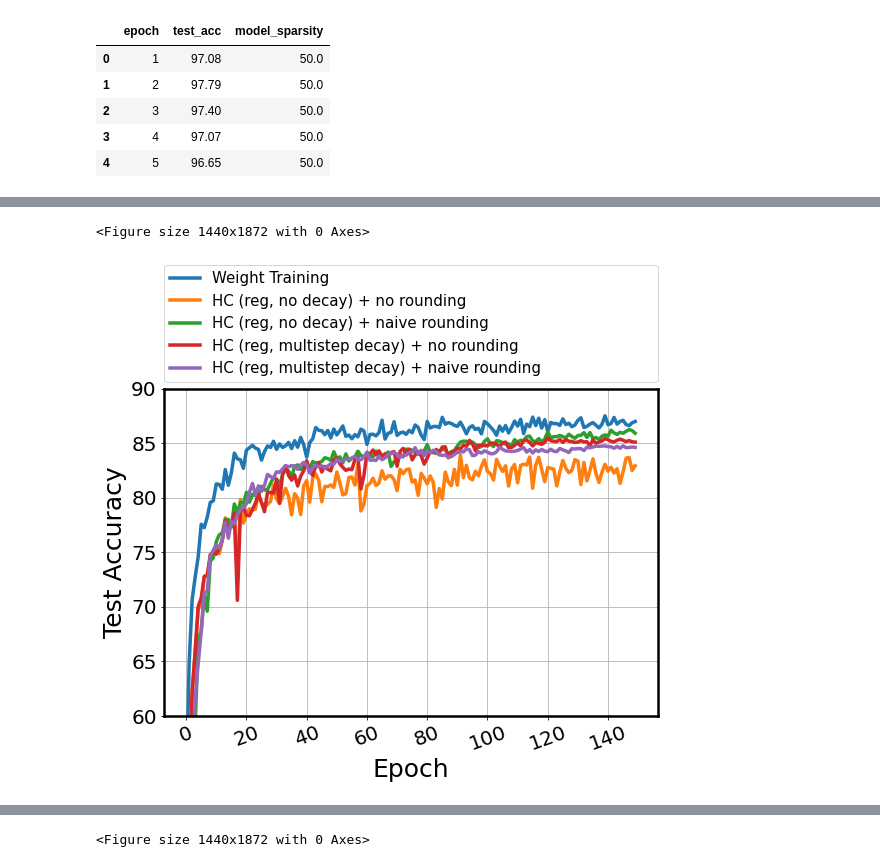
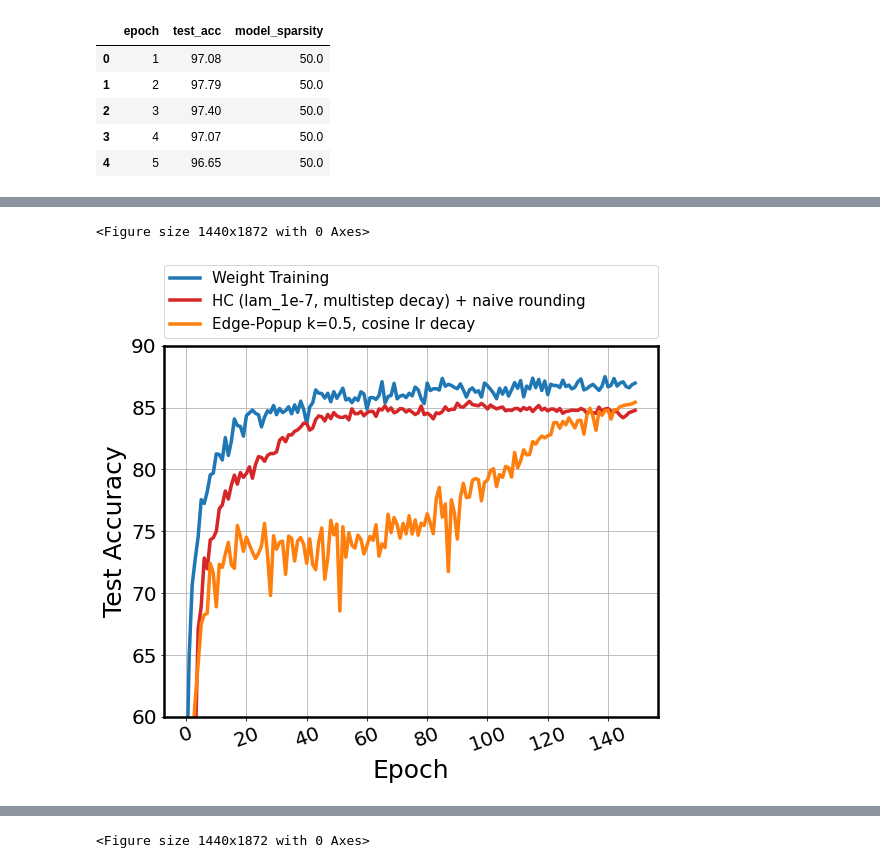
Before and after one commit to ksreenivasan/pruning_is_enough, a Jupyter notebook: plotting_things.ipynb, the cells around one changed output, grey strips where cells are left out. Saved outputs shown, nothing was run; the diff lists cells and outputs as text; code cells hidden in the pictures.

```diff
--- a/plotting_things.ipynb
+++ b/plotting_things.ipynb
@@ -251,18 +271,24 @@ df_weight_train = pd.read_csv("results/results_acc_weight_training_CIFAR10_train
 df_weight_train.columns = ["epoch", "test_acc", "sparsity"]
 #df_ep = pd.read_csv("results/results_acc_pruning_CIFAR10_ep_sgd.csv")
 #df_ep2 = pd.read_csv("results/results_acc_pruning_CIFAR10_ep_sgd_105.csv")
-#df_ep3 = pd.read_csv("results_arxiv/results_acc_pruning_CIFAR10_ep_85_43.csv")
+df_ep3 = pd.read_csv("results_arxiv/results_acc_pruning_CIFAR10_ep_85_43.csv")
 #df_hc = pd.read_csv("results/results_acc_pruning_CIFAR10_hc.csv")
 #df_hc = pd.read_csv("results_arxiv/results_acc_pruning_CIFAR10_hc_85_88.csv")
 #df_hc_reg = pd.read_csv("results_arxiv/results_acc_pruning_CIFAR10_hc_reg_85_97.csv")
 df_hc_reg = pd.read_csv("results_arxiv/results_acc_pruning_CIFAR10_hc_reg_adam_no_decay.csv")
-df_hc_reg_multistep = pd.read_csv("results_arxiv/results_acc_pruning_CIFAR10_hc_reg_adam_multistep_decay_0.01_30_0.5.csv")
 #df_hc_reg_multistep = pd.read_csv("results_arxiv/results_acc_pruning_CIFAR10_hc_reg_adam_multistep_decay_0.01_50_0.1.csv")
 
 
 #df_hc_prob = pd.read_csv("results_arxiv/results_acc_pruning_CIFAR10_hc_noreg_adam.csv")
 #df_hc_prob_reg = pd.read_csv("results_arxiv/results_acc_pruning_CIFAR10_hc_reg_adam.csv")
 
+root = "plots_and_results_arxiv/"
+filename = "/acc_and_sparsity.csv"
+df_hc_multistep_lam_0 = pd.read_csv(root + "histogram_and_csv_pruning_CIFAR10_hc_None_0.001_adam_multistep_lr_0.01_0.5_30_seed_42" + filename)
+#df_hc_multistep_lam_1e6 = pd.read_csv("results_arxiv/results_acc_pruning_CIFAR10_hc_reg_adam_multistep_decay_0.01_30_0.5_0.00001.csv")
+df_hc_multistep_lam_1e6 = pd.read_csv(root + "histogram_and_csv_pruning_CIFAR10_hc_var_red_1_1e-06_adam_multistep_lr_0.01_0.5_30_seed_42" + filename)
+df_hc_multistep_lam_1e7 = pd.read_csv(root + "histogram_and_csv_pruning_CIFAR10_hc_var_red_1_1e-07_adam_multistep_lr_0.01_0.5_30_seed_42" + filename)
+df_hc_multistep_lam_1e9 = pd.read_csv(root + "histogram_and_csv_pruning_CIFAR10_hc_var_red_1_1e-09_adam_multistep_lr_0.01_0.5_30_seed_42" + filename)
 
 
 
@@ -270,8 +296,9 @@ df_hc_reg_multistep = pd.read_csv("results_arxiv/results_acc_pruning_CIFAR10_hc_
 
 #df_list = [df_weight_train, df_ep, df_ep2, df_hc]
 #df_list = [df_weight_train, df_ep3, df_hc, df_hc_reg, df_hc_prob, df_hc_prob_reg]
-df_list = [df_weight_train, df_hc_reg, df_hc_reg_multistep]
+#df_list = [df_weight_train, df_hc_reg, df_hc_reg_multistep]
 
+df_list = [df_weight_train, df_ep3, df_hc_multistep_lam_0, df_hc_multistep_lam_1e6, df_hc_multistep_lam_1e7, df_hc_multistep_lam_1e9]
 
 
 df_ep.head() # just to make sure it looks fine
@@ -325,76 +352,54 @@ ax = plt.subplot(111)
 observation_window = 500
 
 # test acc
-df_weight_train[:observation_window].plot(x='epoch', y='test_acc_smooth', linestyle='-',
+df_weight_train[:observation_window].plot(x='epoch', y='test_acc', linestyle='-',
                               ax=ax, linewidth=3.5, color="C0", markersize=20, markevery=1,
                               label=r"Weight Training")
 
-df_hc_reg[:observation_window].plot(x='epoch', y='test_acc_before_rounding', linestyle='-',
-                              ax=ax, linewidth=3.5, color="C1", markersize=20, markevery=1,
-                              label=r"HC (reg, no decay) + no rounding")
+# df_hc_reg[:observation_window].plot(x='epoch', y='test_acc_before_rounding', linestyle='-',
+#                               ax=ax, linewidth=3.5, color="C1", markersize=20, markevery=1,
+#                               label=r"HC (reg, no decay) + no rounding")
 
-df_hc_reg[:observation_window].plot(x='epoch', y='test_acc_smooth', linestyle='-',
-                              ax=ax, linewidth=3.5, color="C2", markersize=20, markevery=1,
-                              label=r"HC (reg, no decay) + naive rounding")
+# df_hc_reg[:observation_window].plot(x='epoch', y='test_acc_smooth', linestyle='-',
+#                               ax=ax, linewidth=3.5, color="C2", markersize=20, markevery=1,
+#                               label=r"HC (reg, no decay) + naive rounding")
 
-df_hc_reg_multistep[:observation_window].plot(x='epoch', y='test_acc_before_rounding', linestyle='-',
+# df_hc_reg_multistep[:observation_window].plot(x='epoch', y='test_acc_before_rounding', linestyle='-',
+#                               ax=ax, linewidth=3.5, color="C3", markersize=20, markevery=1,
+#                               label=r"HC (reg, multistep decay) + no rounding")
+
+# df_hc_reg_multistep[:observation_window].plot(x='epoch', y='test_acc_smooth', linestyle='-',
+#                               ax=ax, linewidth=3.5, color="C4", markersize=20, markevery=1,
+#                               label=r"HC (reg, multistep decay) + naive rounding")
+
+
+df_hc_multistep_lam_1e7[:observation_window].plot(x='epoch', y='test_acc', linestyle='-',
                               ax=ax, linewidth=3.5, color="C3", markersize=20, markevery=1,
-                              label=r"HC (reg, multistep decay) + no rounding")
-
-df_hc_reg_multistep[:observation_window].plot(x='epoch', y='test_acc_smooth', linestyle='-',
-                              ax=ax, linewidth=3.5, color="C4", markersize=20, markevery=1,
-                              label=r"HC (reg, multistep decay) + naive rounding")
+                              label=r"HC (lam_1e-7, multistep decay) + naive rounding")
 
 
 
-# df_hc[:observation_window].plot(x='epoch', y='test_acc_smooth', linestyle='-',
-#                               ax=ax, linewidth=3.5, color="C3", markersize=20, markevery=1,
-#                               label=r"HC (noreg) + naive")
-
-# df_hc_prob[:observation_window].plot(x='epoch', y='test_acc_smooth', linestyle='--',
-#                               ax=ax, linewidth=3.5, color="C3", markersize=20, markevery=1,
-#                               label=r"HC (noreg) + prob")
-
-
-# df_hc_prob_reg[:observation_window].plot(x='epoch', y='test_acc_smooth', linestyle='--',
-#                               ax=ax, linewidth=3.5, color="C2", markersize=20, markevery=1,
-#                               label=r"HC (reg) + prob")
-
-
-
-
-# df_ep3[:observation_window].plot(x='epoch', y='test_acc_smooth', linestyle='-',
-#                               ax=ax, linewidth=3.5, color="C1", markersize=20, markevery=1,
-#                               label=r"Edge-Popup k=0.5")
-
-'''
-df_ep[:observation_window].plot(x='epoch', y='test_acc_smooth', linestyle='-',
+df_ep3[:observation_window].plot(x='epoch', y='test_acc_smooth', linestyle='-',
                               ax=ax, linewidth=3.5, color="C1", markersize=20, markevery=1,
-                              label=r"Edge-Popup k=0.5")
-
-df_ep2[:observation_window].plot(x='epoch', y='test_acc_smooth', linestyle='-',
-                              ax=ax, linewidth=3.5, color="C2", markersize=20, markevery=1,
-                              label=r"Edge-Popup k=0.5 (lr=0.105)")
-'''
-
+                              label=r"Edge-Popup k=0.5, cosine lr decay")
 
 
 plt.xlabel("Epoch",fontsize=25)
 plt.ylabel("Test Accuracy",fontsize=25)
 plt.xticks(size=20, rotation=20)
 plt.yticks(size=20)
 plt.ylim(60, 90)
 #plt.xlim(-1, 80)
 legend_properties = {'size':15}
 ax.xaxis.get_offset_text().set_fontsize(15)
 ax.xaxis.get_offset_text().set_weight('bold')
 #ax.legend(prop=legend_properties)
 ax.legend(bbox_to_anchor=(0., 1.02, 1., .102), loc='lower left',
            ncol=1, mode="expand", borderaxespad=0., prop=legend_properties)
 #ax.legend(bbox_to_anchor=(1.05, 1), loc='upper left', borderaxespad=0., prop=legend_properties)
 plt.grid()
 plt.tight_layout()
 plt.savefig("pruning_acc_comparison_cifar10.pdf", format='pdf', dpi=600, bbox_inches='tight', pad_inches=0.05)
 # %% [output]
 <Figure size 1440x1872 with 0 Axes>
-[figure, old version]
+[figure, new version]
```
Also changed, not shown: parts of 4 cells of this notebook.
